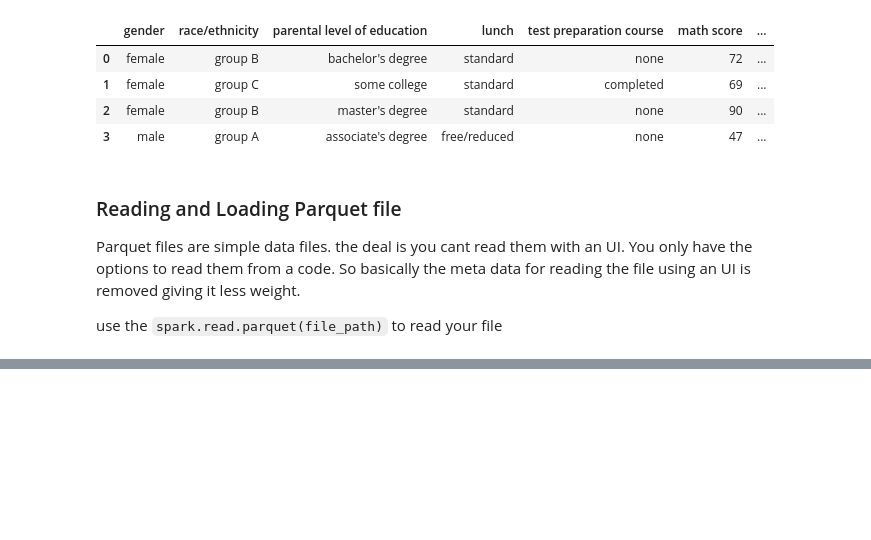
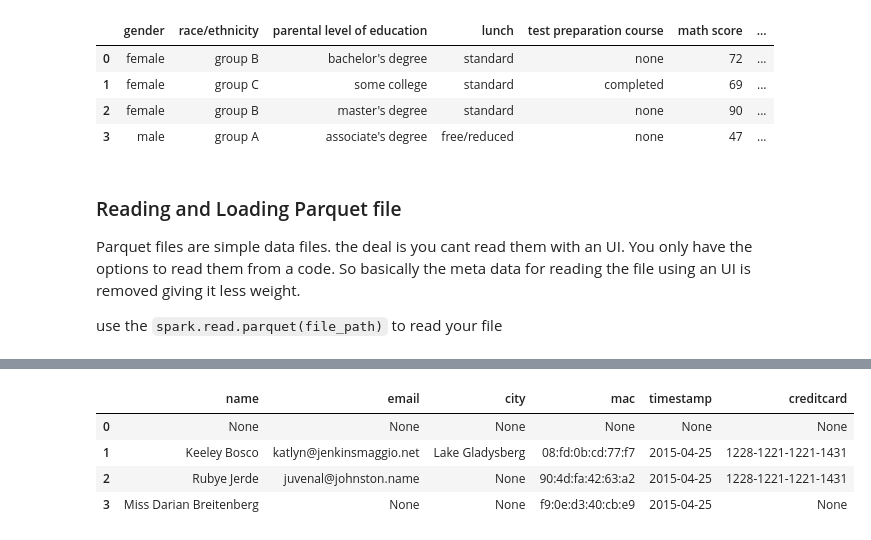
Before and after one commit to citysiva180/PySpark_Exclusive_Learning, a Jupyter notebook: PySpark_Essentials_by_LAYLA.ipynb, the cells around one changed output, grey strips where cells are left out. Drawn from its saved outputs; the diff is of its cells as text; code cells hidden in the pictures; blank space fills up the shorter version.

Commit message:
completed reading data

```diff
--- a/PySpark_Essentials_by_LAYLA.ipynb
+++ b/PySpark_Essentials_by_LAYLA.ipynb
@@ -275,0 +284,4 @@ patitioned_file.limit(4).toPandas()
+# %%
+general_path = '/content/drive/MyDrive/Python Files and Datasets AS of 16MAY21 2/PySpark DataFrame Essentials/Datasets/'
+users_1_2 = spark.read.parquet(general_path+'users1.parquet',general_path+'users2.parquet')
+users_1_2.limit(4).toPandas()
@@ -275,0 +366,23 @@ patitioned_file.limit(4).toPandas()
+# %%
+from pyspark.sql.types import *
+
+data_schema = [
+    StructField("name",StringType(),True),
+    StructField("email",StringType(),True),
+    StructField("city",StringType(),True),
+    StructField("mac",StringType(),True),
+    StructField("timestamp",DateType(),True),
+    StructField("creditcard",StringType(),True),
+
+]
+
+final_struct = StructType(fields = data_schema)
+people = spark.read.json(general_path+'people.json',schema=final_struct)
+# %%
+people.limit(4).toPandas()
+# %% [output]
+|  | name | email | city | mac | timestamp | creditcard |
+| 0 | None | None | None | None | None | None |
+| 1 | Keeley Bosco | katlyn@jenkinsmaggio.net | Lake Gladysberg | 08:fd:0b:cd:77:f7 | 2015-04-25 | 1228-1221-1221-1431 |
+| 2 | Rubye Jerde | juvenal@johnston.name | None | 90:4d:fa:42:63:a2 | 2015-04-25 | 1228-1221-1221-1431 |
+| 3 | Miss Darian Breitenberg | None | None | f9:0e:d3:40:cb:e9 | 2015-04-25 | None |
```
Also changed, not shown: parts of 17 cells of this notebook.
